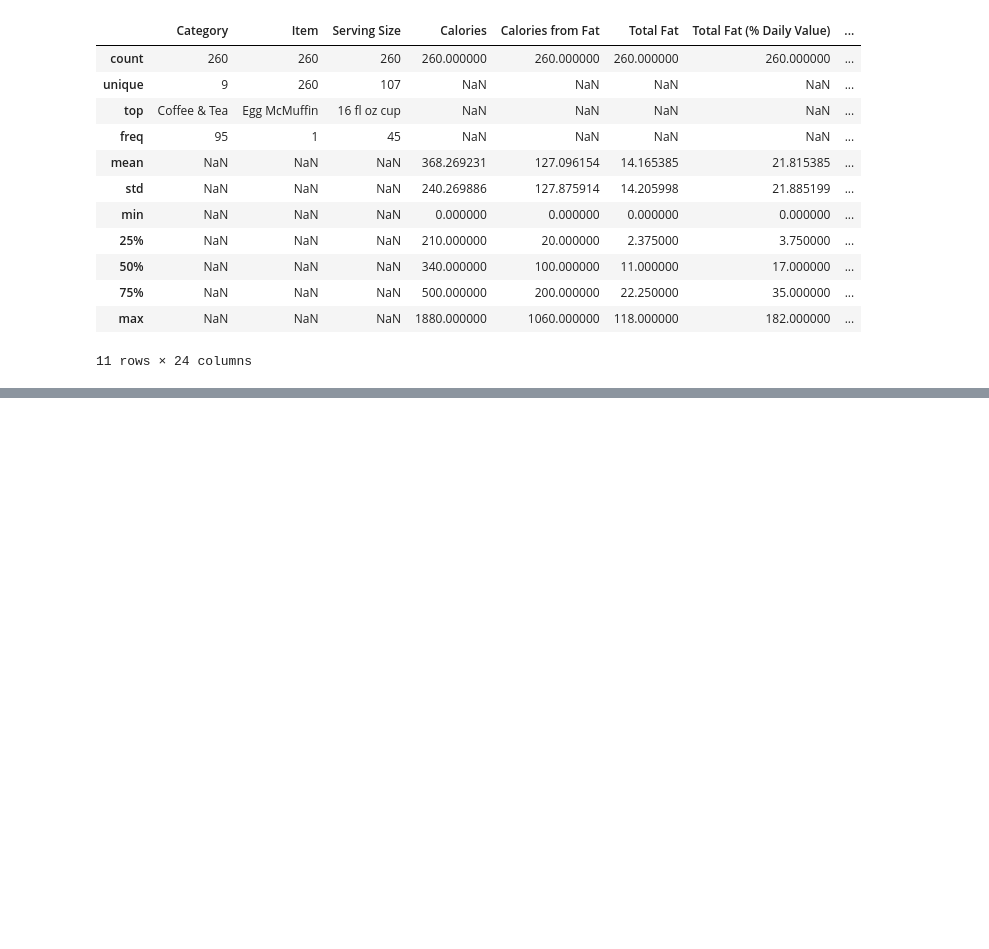
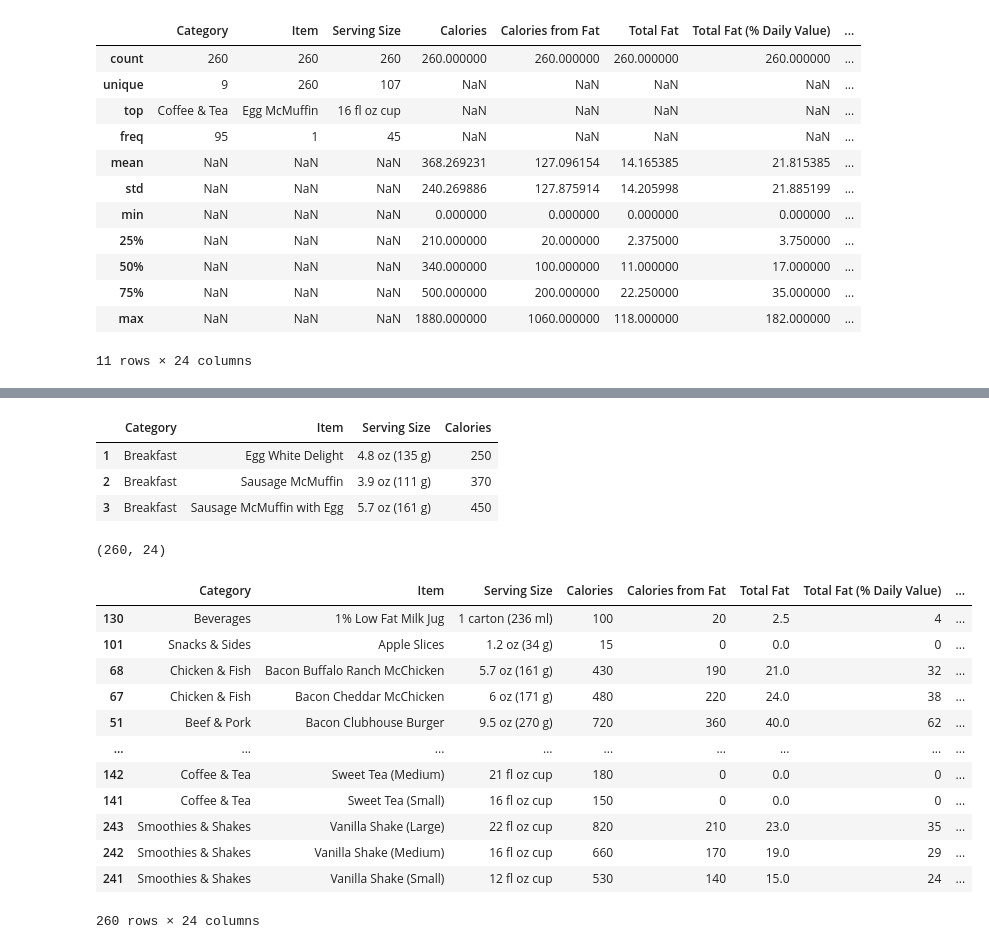
Before and after one commit to Afrynh/Python, a Jupyter notebook: Python.ipynb, the cells around one changed output, grey strips where cells are left out. Saved outputs shown, nothing was run; the diff lists cells and outputs as text; code cells hidden in the pictures; blank space fills up the shorter version.

Commit message:
loc, iloc

```diff
--- a/Python.ipynb
+++ b/Python.ipynb
@@ -2483,0 +2597,27 @@ df1.describe(include = 'all')
+# %%
+df1.iloc[[i for i in range (1,4)],0:4]
+# %% [output]
+|  | Category | Item | Serving Size | Calories |
+| 1 | Breakfast | Egg White Delight | 4.8 oz (135 g) | 250 |
+| 2 | Breakfast | Sausage McMuffin | 3.9 oz (111 g) | 370 |
+| 3 | Breakfast | Sausage McMuffin with Egg | 5.7 oz (161 g) | 450 |
+# %%
+df1.shape  # (rows, columns)
+# %% [output]
+(260, 24)
+# %%
+df1.sort_values ('Item') # default is ascending.
+# %% [output]
+|  | Category | Item | Serving Size | Calories | Calories from Fat | Total Fat | Total Fat (% Daily Value) | ... |
+| 130 | Beverages | 1% Low Fat Milk Jug | 1 carton (236 ml) | 100 | 20 | 2.5 | 4 | ... |
+| 101 | Snacks & Sides | Apple Slices | 1.2 oz (34 g) | 15 | 0 | 0.0 | 0 | ... |
+| 68 | Chicken & Fish | Bacon Buffalo Ranch McChicken | 5.7 oz (161 g) | 430 | 190 | 21.0 | 32 | ... |
+| 67 | Chicken & Fish | Bacon Cheddar McChicken | 6 oz (171 g) | 480 | 220 | 24.0 | 38 | ... |
+| 51 | Beef & Pork | Bacon Clubhouse Burger | 9.5 oz (270 g) | 720 | 360 | 40.0 | 62 | ... |
+| ... | ... | ... | ... | ... | ... | ... | ... | ... |
+| 142 | Coffee & Tea | Sweet Tea (Medium) | 21 fl oz cup | 180 | 0 | 0.0 | 0 | ... |
+| 141 | Coffee & Tea | Sweet Tea (Small) | 16 fl oz cup | 150 | 0 | 0.0 | 0 | ... |
+| 243 | Smoothies & Shakes | Vanilla Shake (Large) | 22 fl oz cup | 820 | 210 | 23.0 | 35 | ... |
+| 242 | Smoothies & Shakes | Vanilla Shake (Medium) | 16 fl oz cup | 660 | 170 | 19.0 | 29 | ... |
+| 241 | Smoothies & Shakes | Vanilla Shake (Small) | 12 fl oz cup | 530 | 140 | 15.0 | 24 | ... |
+260 rows × 24 columns
```
Also changed, not shown: parts of 22 cells of this notebook.
